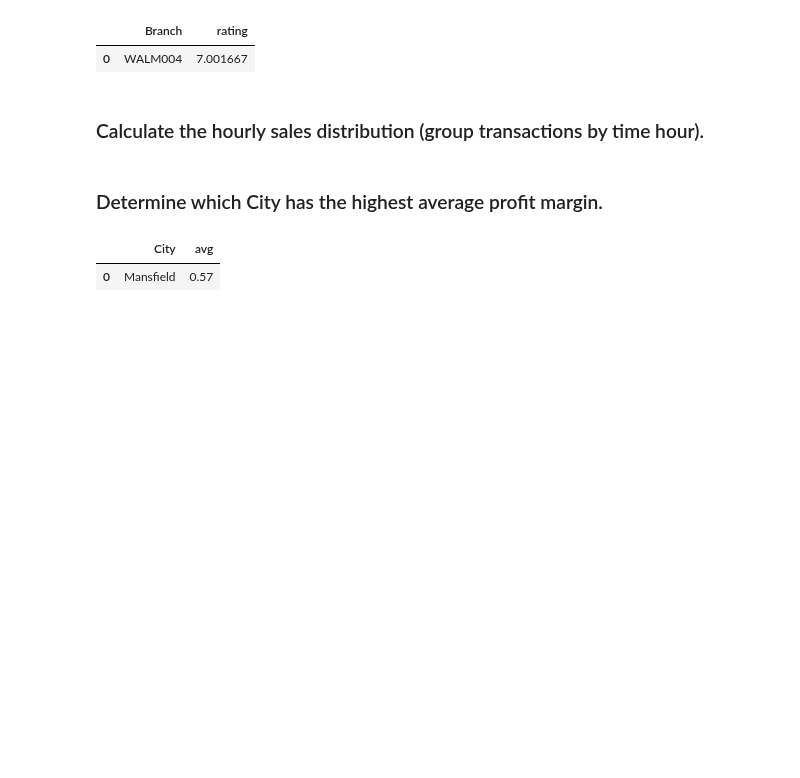
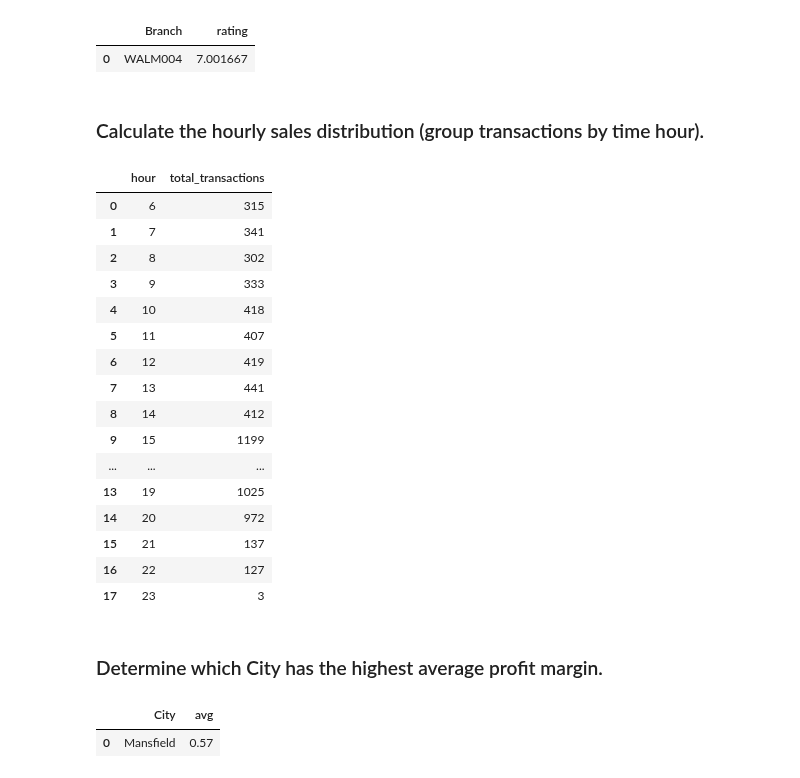
Before and after one commit to Himmu5/data-analysis, a Jupyter notebook: notebooks/walmart_analysis.ipynb, the cells around one changed output. Drawn from its saved outputs; the diff is of its cells as text; code cells hidden in the pictures; blank space fills up the shorter version.

```diff
--- a/notebooks/wallmart_analysis.ipynb
+++ b/notebooks/walmart_analysis.ipynb
@@ -295,6 +295,26 @@ pd.read_sql("select Branch, AVG(rating) as rating from walmart group by Branch O
 | 0 | WALM004 | 7.001667 |
 # %% [markdown]
 ### Calculate the hourly sales distribution (group transactions by time hour).
+# %%
+pd.read_sql("select Hour(time) as hour, count(*) as total_transactions from walmart group by hour order by hour;", con=conn)
+# %% [output]
+|  | hour | total_transactions |
+| 0 | 6 | 315 |
+| 1 | 7 | 341 |
+| 2 | 8 | 302 |
+| 3 | 9 | 333 |
+| 4 | 10 | 418 |
+| 5 | 11 | 407 |
+| 6 | 12 | 419 |
+| 7 | 13 | 441 |
+| 8 | 14 | 412 |
+| 9 | 15 | 1199 |
+| ... | ... | ... |
+| 13 | 19 | 1025 |
+| 14 | 20 | 972 |
+| 15 | 21 | 137 |
+| 16 | 22 | 127 |
+| 17 | 23 | 3 |
 # %% [markdown]
 ### Determine which City has the highest average profit margin.
 # %%
```
Also changed, not shown: parts of 1 cell of this notebook.
